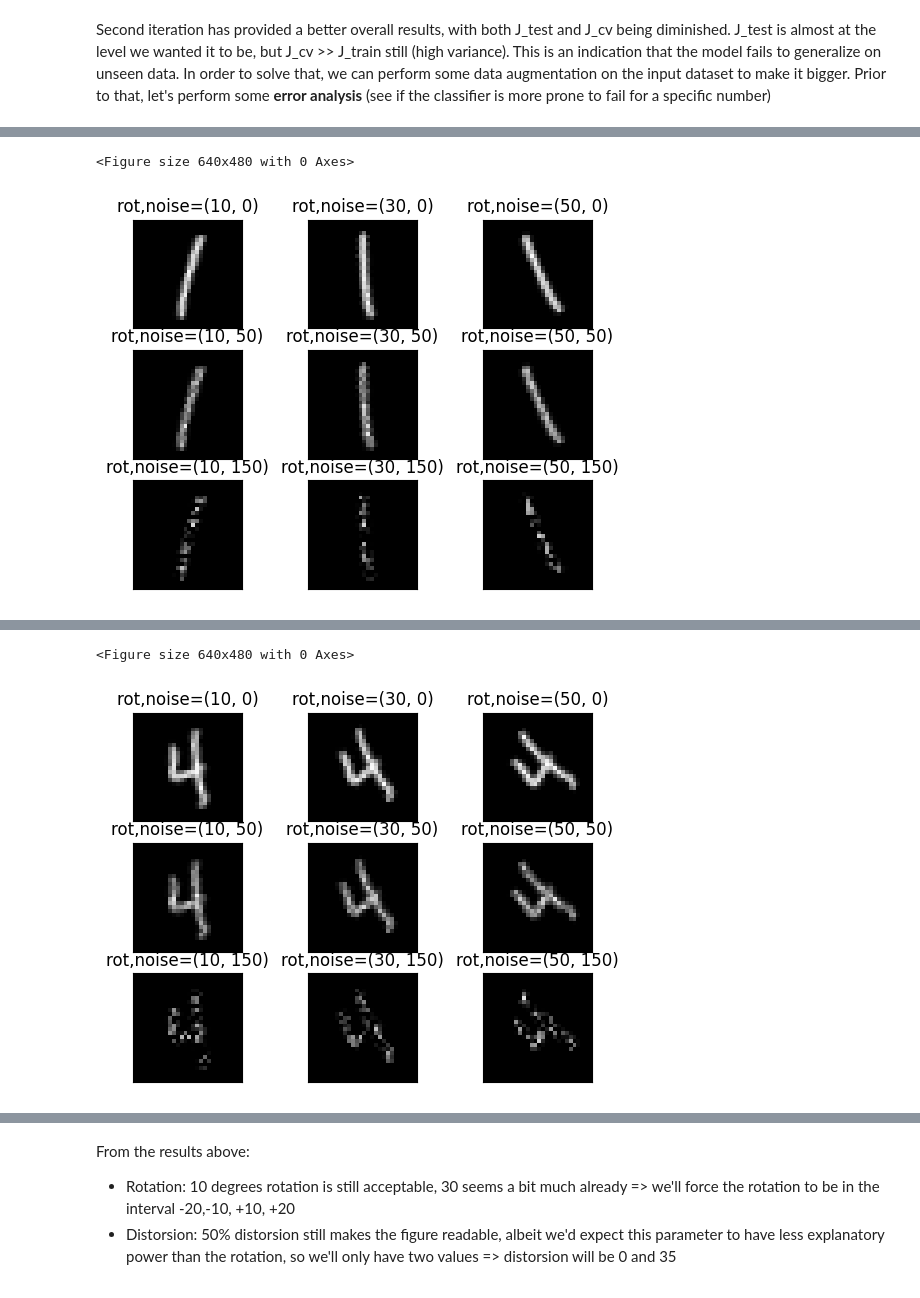
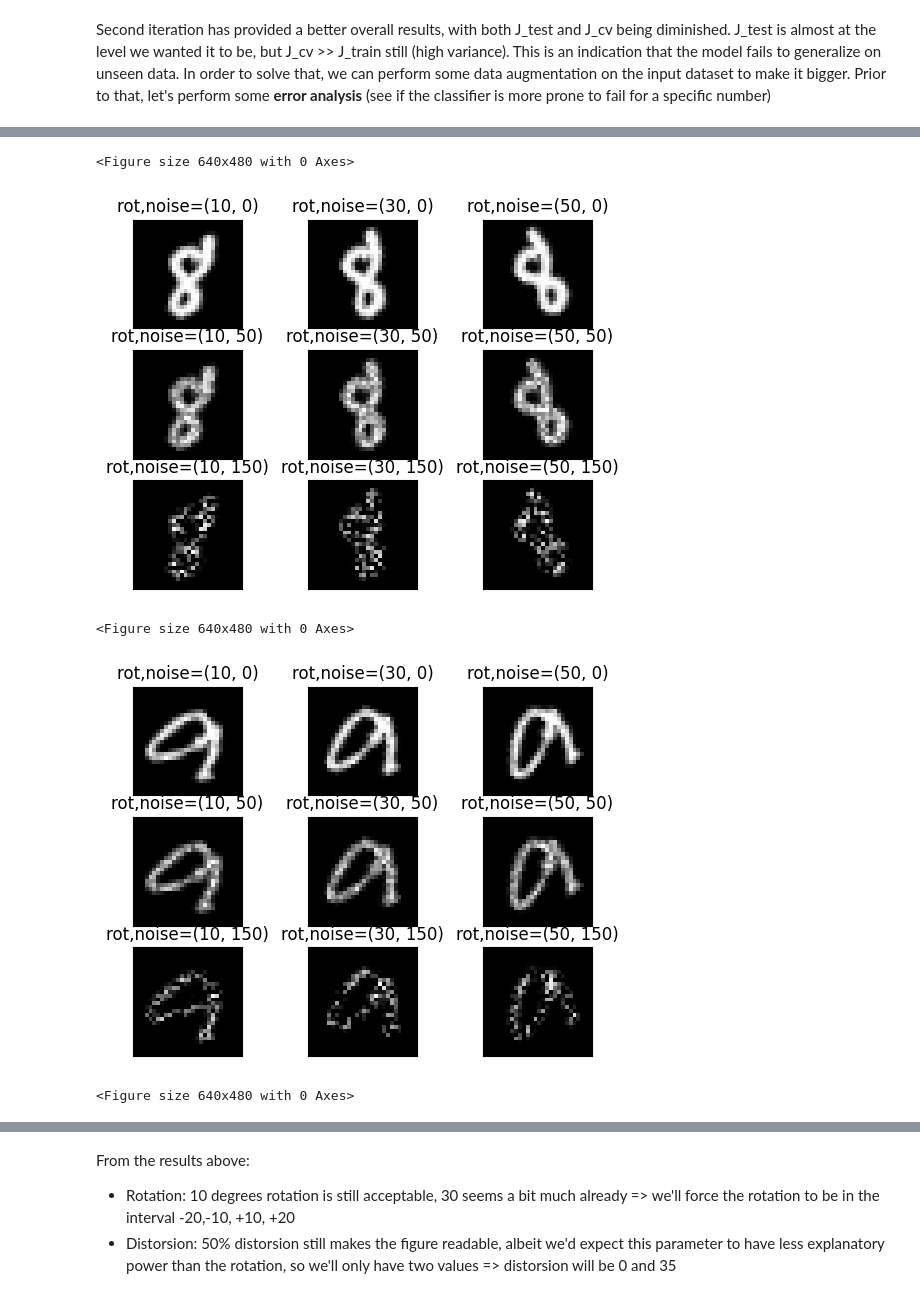
Before and after one commit to AXELQUANTT/Generic, a Jupyter notebook: ML_AI/Projects/MNIST_digits_recognizer/Analysis.ipynb, the cells around one changed output, grey strips where cells are left out. Cells and saved outputs as stored; diff of their text form; code cells hidden in the pictures.

```diff
--- a/ML_AI/Projects/MNIST_digits_recognizer/Analysis.ipynb
+++ b/ML_AI/Projects/MNIST_digits_recognizer/Analysis.ipynb
@@ -232,7 +232,7 @@ results_vol2 = {}
 # We've incremented the epoch of the algorithms as they're more complex than before, so maybe
 # we need extra iterations to make the parameters converge
 for model_key,model_params in models_vol2.items():
-    results_vol2[model_key] = udr.build_model_and_train(model_params, x_train, y_train, x_cv, y_cv, categories, 100, 32)
+    results_vol2[model_key] = udr.build_model_and_train(model_params, x_train, y_train, x_cv, y_cv, categories, 50, 32)
     i+=1
     print(f"Progress...{i/len(models_vol2)}")
 # %% [output]
@@ -266,6 +266,6 @@ udr.plot_adam_cost(error_logs)
 # %%
-model_train_cv_cost_vol2 = [[model,round(stats[1],5),round(stats[2],5)] for model,stats in results_vol2.items()]
-model_train_cv_cost_vol2 = pd.DataFrame(model_train_cv_cost_vol2,columns=['model_params','J_train', 'J_cv'])
+model_train_cv_cost_vol2 = [[model,round(stats[1],5),round(stats[2],5), round(stats[6],5), round(stats[7],5)] for model,stats in results_vol2.items()]
+model_train_cv_cost_vol2 = pd.DataFrame(model_train_cv_cost_vol2,columns=['model_params','J_train', 'J_cv', 'Acc_train', 'Acc_cv'])
 best_model = model_train_cv_cost_vol2.loc[model_train_cv_cost_vol2['J_cv']==min(model_train_cv_cost_vol2['J_cv']),:]
 print(f"best model results are: {best_model}")
 model_train_cv_cost_vol2
@@ -292,7 +292,7 @@ best model results are:          model_params  J_train     J_cv
 # %% [markdown]
 Second iteration has provided a better overall results, with both J_test and J_cv being diminished. J_test is almost at the level we wanted it to be, but J_cv >> J_train still (high variance). This is an indication that the model fails to generalize on unseen data. In order to solve that, we can perform some data augmentation on the input dataset to make it bigger. Prior to that, let's perform some **error analysis** (see if the classifier is more prone to fail for a specific number)
 # %%
-erorr_train = dict((model,stats[-2]) for model,stats in results_vol2.items())
+erorr_train = dict((model,stats[-4]) for model,stats in results_vol2.items())
 errors_train = pd.DataFrame.from_dict(erorr_train,orient='index')
 errors_train
 # %% [output]
@@ -321,0 +331,5 @@ errors_train.loc[errors_train.index==best_model['model_params'].iloc[0],:]
+# %%
+# For the best model, get the three categories with the highest errors and
+# perform data agumentation for those
+cat_with_highest_err = errors_train.loc[errors_train.index==best_model['model_params'].iloc[0],:].T.sort_values(by=best_model['model_params'].iloc[0], ascending=False).index[:3]
+cat_with_highest_err
@@ -331,10 +347,14 @@ Nevertheless, we have to make sure that the "created data" is still valid, or in
 # %%
-example_1 = x_train.loc[list(y_train.loc[y_train==1].index)[2],:]
-new_images = udr.perform_data_agumentation(example_1,
-                                           2,
-                                           [[10,0],[30,0],[50,0],
-                                            [10,50],[30,50],[50,50],
-                                            [10,150],[30,150],[50,150]])
+for cat in cat_with_highest_err:
+    example = x_train.loc[list(y_train.loc[y_train==cat].index)[2],:]
+    new_images = udr.perform_data_agumentation(example,
+                                                cat,
+                                                [[10,0],[30,0],[50,0],
+                                                [10,50],[30,50],[50,50],
+                                                [10,150],[30,150],[50,150]])
 # %% [output]
 <Figure size 640x480 with 0 Axes>
-[figure, old version]
+[figure, new version]
+<Figure size 640x480 with 0 Axes>
+[figure, added]
+<Figure size 640x480 with 0 Axes>
@@ -341,10 +361,0 @@ new_images = udr.perform_data_agumentation(example_1,
-# %%
-example_4 = x_train.loc[list(y_train.loc[y_train==4].index)[0],:]
-new_images = udr.perform_data_agumentation(example_4,
-                                           7,
-                                           [[10,0],[30,0],[50,0],
-                                            [10,50],[30,50],[50,50],
-                                            [10,150],[30,150],[50,150]])
-# %% [output]
-<Figure size 640x480 with 0 Axes>
-[figure, removed]
```
Also changed, not shown: parts of 24 cells of this notebook, 1 other file.
